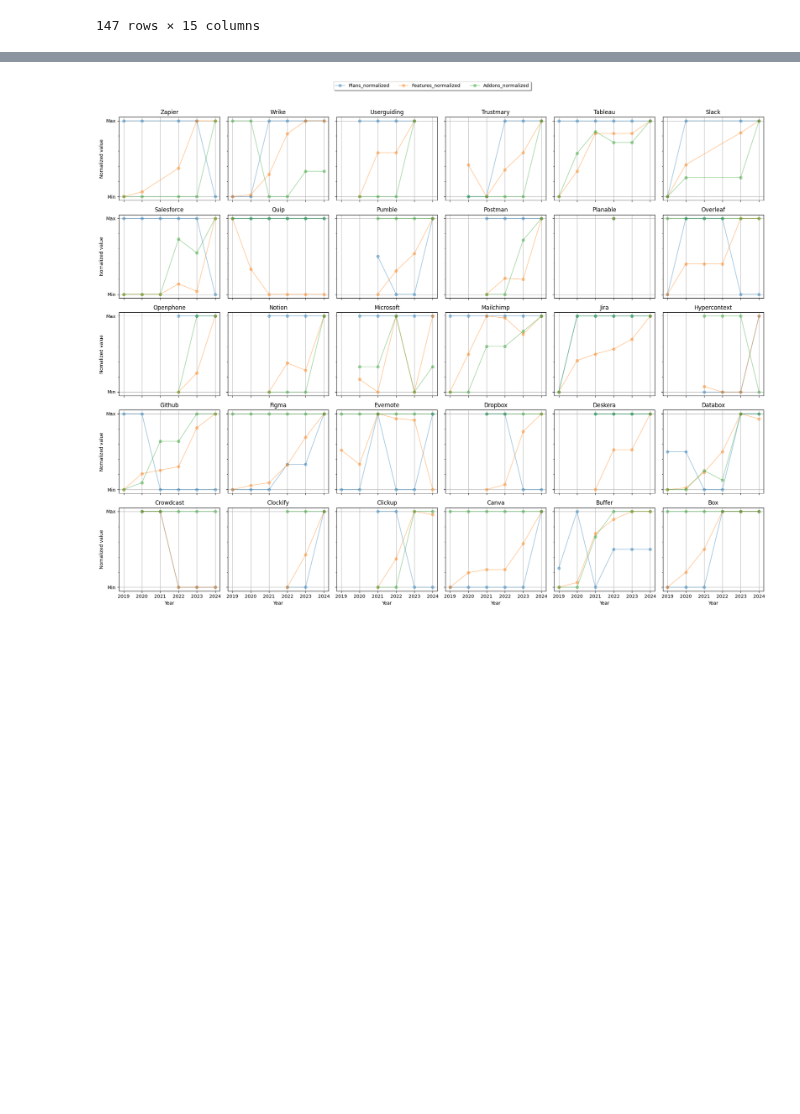
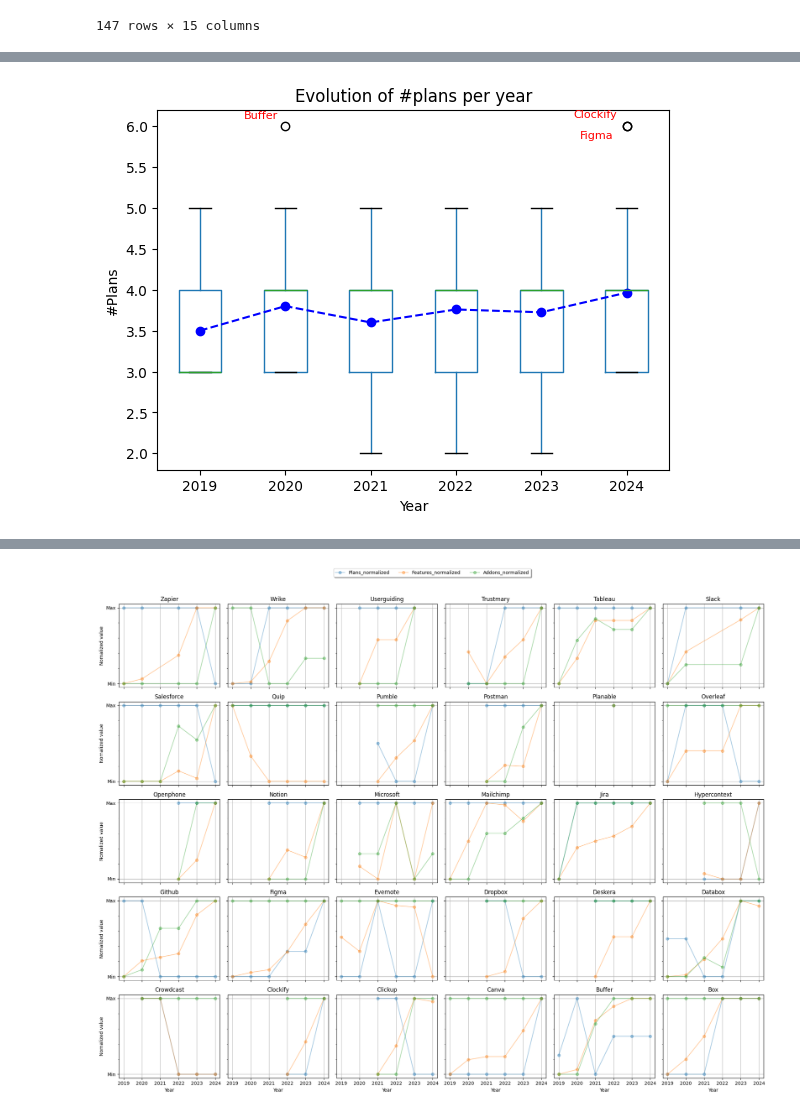
Before and after one commit to isa-group/SaaS-analysis, a Jupyter notebook: scripts/analytics/figures.ipynb, the cells around one changed output, grey strips where cells are left out. Cells and saved outputs as stored; diff of their text form; code cells hidden in the pictures; blank space fills up the shorter version.

Commit message:
Boxplots improved

```diff
--- a/scripts/analytics/figures.ipynb
+++ b/scripts/analytics/figures.ipynb
@@ -347,0 +314,90 @@ plt.show()
+# %%
+from adjustText import adjust_text
+
+# Draw a boxplot of plans per year
+plt.figure(figsize=(12, 8))
+df.boxplot(column='Plans', by='Year', grid=False)
+texts = []
+# Añadir nombres de los SaaS a los outliers
+for year in df['Year'].unique():
+    year_data = df[df['Year'] == year]
+    q1 = year_data['Plans'].quantile(0.25)
+    q3 = year_data['Plans'].quantile(0.75)
+    iqr = q3 - q1
+    lower_bound = q1 - 1.5 * iqr
+    upper_bound = q3 + 1.5 * iqr
+    outliers = year_data[(year_data['Plans'] < lower_bound) | (year_data['Plans'] > upper_bound)]
+
+    for idx, row in outliers.iterrows():
+        texts.append(plt.gca().text(row['Year']-2018.1, row['Plans'], row['Saas'], horizontalalignment='right', fontsize=8, color='red'))
+adjust_text(texts, expand=(1.2, 2))
+
+# Calculate means and add line showing its evolution
+means = df.groupby('Year')['Plans'].mean()
+plt.plot(means.index-2018, means.values, color='blue', marker='o', linestyle='--', label='Median')
+
+plt.title('Evolution of #plans per year')
+plt.suptitle('')
+plt.xlabel('Year')
+plt.ylabel('#Plans')
+plt.savefig("./../../figures/SaaS_Plans_Distribution_Evolution.pdf", format='pdf', dpi=300)
+plt.show()
+
+# Draw a boxplot of features per year
+plt.figure(figsize=(12, 8))
+df.boxplot(column='Features', by='Year', grid=False)
+texts = []
+# Añadir nombres de los SaaS a los outliers
+for year in df['Year'].unique():
+    year_data = df[df['Year'] == year]
+    q1 = year_data['Features'].quantile(0.25)
+    q3 = year_data['Features'].quantile(0.75)
+    iqr = q3 - q1
+    lower_bound = q1 - 1.5 * iqr
+    upper_bound = q3 + 1.5 * iqr
+    outliers = year_data[(year_data['Features'] < lower_bound) | (year_data['Features'] > upper_bound)]
+
+    for idx, row in outliers.iterrows():
+        texts.append(plt.gca().text(row['Year']-2018.1, row['Features'], row['Saas'], horizontalalignment='right', fontsize=8, color='red'))
+adjust_text(texts, expand=(1.2, 2))
+
+# Calculate means and add line showing its evolution
+means = df.groupby('Year')['Features'].mean()
+plt.plot(means.index-2018, means.values, color='blue', marker='o', linestyle='--', label='Median')
+
+plt.title('Evolution of #features per year')
+plt.suptitle('')
+plt.xlabel('Year')
+plt.ylabel('#Features')
+plt.savefig("./../../figures/SaaS_Features_Distribution_Evolution.pdf", format='pdf', dpi=300)
+plt.show()
+
+# Draw a boxplot of addons per year
+plt.figure(figsize=(12, 8))
+df.boxplot(column='Addons', by='Year', grid=False)
+# Añadir nombres de los SaaS a los outliers
+texts = []
+for year in df['Year'].unique():
+    year_data = df[df['Year'] == year]
+    q1 = year_data['Addons'].quantile(0.25)
+    q3 = year_data['Addons'].quantile(0.75)
+    iqr = q3 - q1
+    lower_bound = q1 - 1.5 * iqr
+    upper_bound = q3 + 1.5 * iqr
+    outliers = year_data[(year_data['Addons'] < lower_bound) | (year_data['Addons'] > upper_bound)]
+
+    for idx, row in outliers.iterrows():
+        texts.append(plt.gca().text(row['Year']-2018.1, row['Addons'], row['Saas'], horizontalalignment='right', fontsize=8, color='red'))
+adjust_text(texts, expand=(1.2, 2))
+
+# Calculate means and add line showing its evolution
+means = df.groupby('Year')['Addons'].mean()
+plt.plot(means.index-2018, means.values, color='blue', marker='o', linestyle='--', label='Median')
+
+plt.title('Evolution of #addons per year')
+plt.suptitle('')
+plt.xlabel('Year')
+plt.ylabel('#Addons')
+plt.savefig("./../../figures/SaaS_Addons_Distribution_Evolution.pdf", format='pdf', dpi=300)
+plt.show()
+# %% [output]
@@ -347,0 +405 @@ plt.show()
+[figure, added]
```
Also changed, not shown: parts of 2 cells of this notebook, 5 other files.
